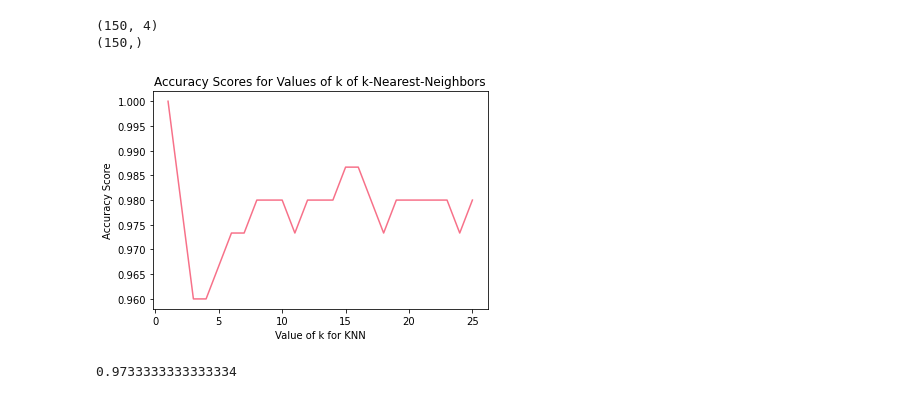
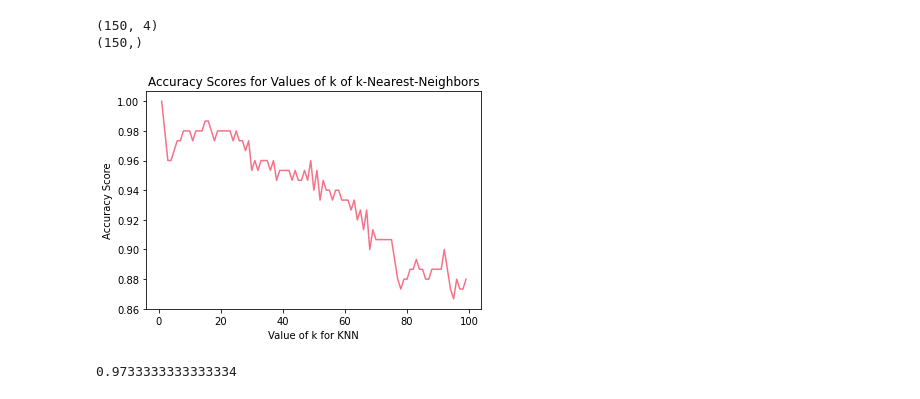
Before and after one commit to syedareehaquasar/iris-flower, a Jupyter notebook: IrisDataset.ipynb, the cells around one changed output. Cells and saved outputs as stored; diff of their text form; code cells hidden in the pictures.

```diff
--- a/IrisDataset.ipynb
+++ b/IrisDataset.ipynb
@@ -128,22 +130,21 @@ print(y.shape)
 (150, 4)
 (150,)
 # %%
-# experimenting with different n values
-k_range = list(range(1,26))
+k_range = list(range(1,100))
 scores = []
 for k in k_range:
     knn = KNeighborsClassifier(n_neighbors=k)
     knn.fit(X, y)
     y_pred = knn.predict(X)
     scores.append(metrics.accuracy_score(y, y_pred))
 
 plt.plot(k_range, scores)
 plt.xlabel('Value of k for KNN')
 plt.ylabel('Accuracy Score')
 plt.title('Accuracy Scores for Values of k of k-Nearest-Neighbors')
 plt.show()
 # %% [output]
-[figure, old version]
+[figure, new version]
 # %%
 logreg = LogisticRegression()
 logreg.fit(X, y)
```
Also changed, not shown: parts of 7 cells of this notebook.
